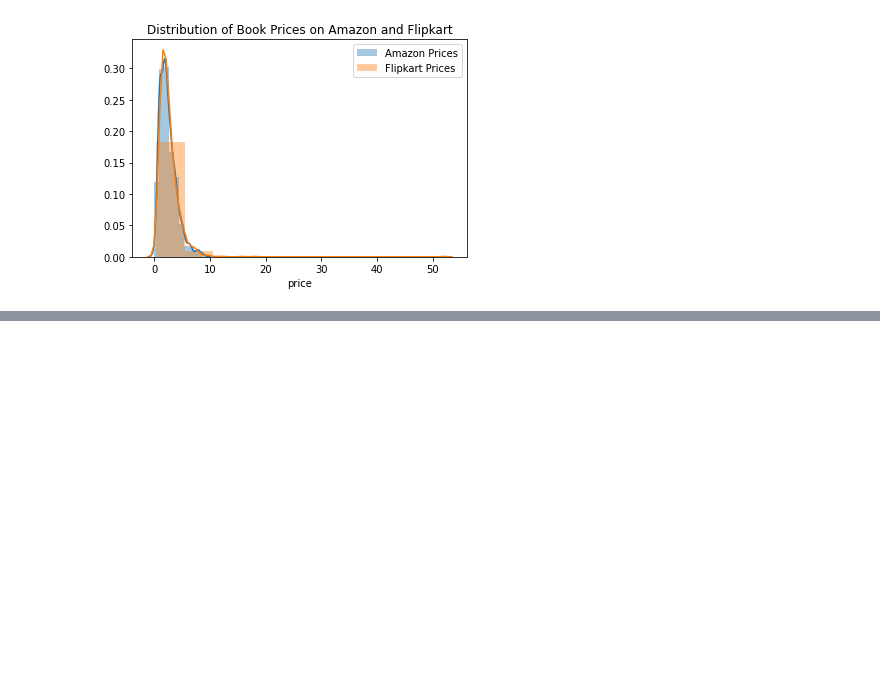
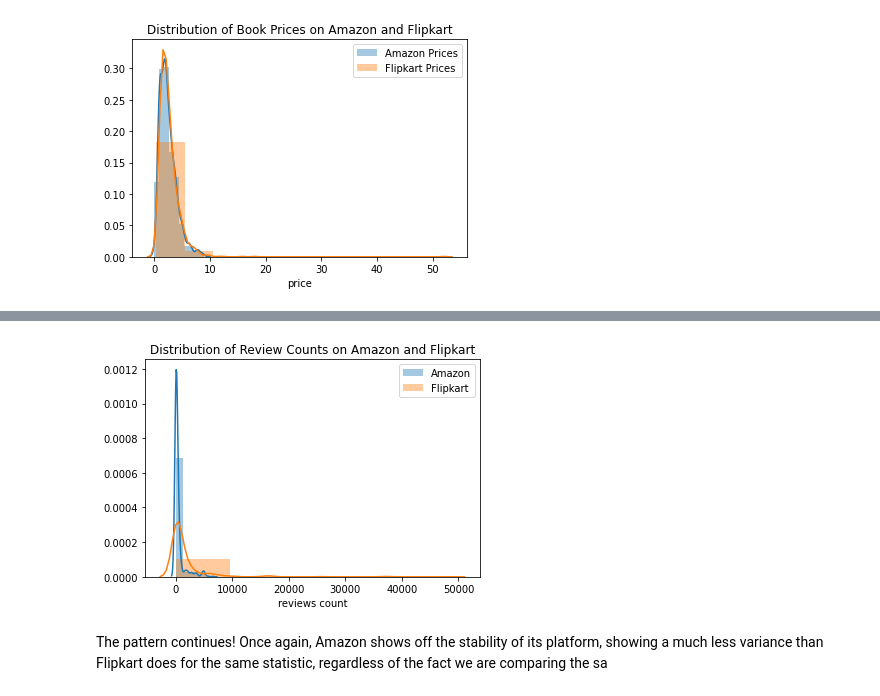
Before and after one commit to UPstartDeveloper/bookstore-classifier, a Jupyter notebook: classifications.ipynb, the cells around one changed output, grey strips where cells are left out. Cells and saved outputs as stored; diff of their text form; code cells hidden in the pictures; blank space fills up the shorter version.

```diff
--- a/classifications.ipynb
+++ b/classifications.ipynb
@@ -268,0 +357,10 @@ It appears on one hand, the prices of books on Amazon tend to be slighly higher
+# %%
+sns.distplot(amzn_df['reviews count'] , hist=True, bins=5, kde=True, label='Amazon')
+sns.distplot(fp_df['reviews count'], hist=True, bins=5, kde=True, label='Flipkart')
+plt.legend()
+plt.title('Distribution of Review Counts on Amazon and Flipkart')
+plt.show()
+# %% [output]
+[figure, added]
+# %% [markdown]
+The pattern continues! Once again, Amazon shows off the stability of its platform, showing a much less variance than Flipkart does for the same statistic, regardless of the fact we are comparing the sa
```
Also changed, not shown: parts of 15 cells of this notebook.
